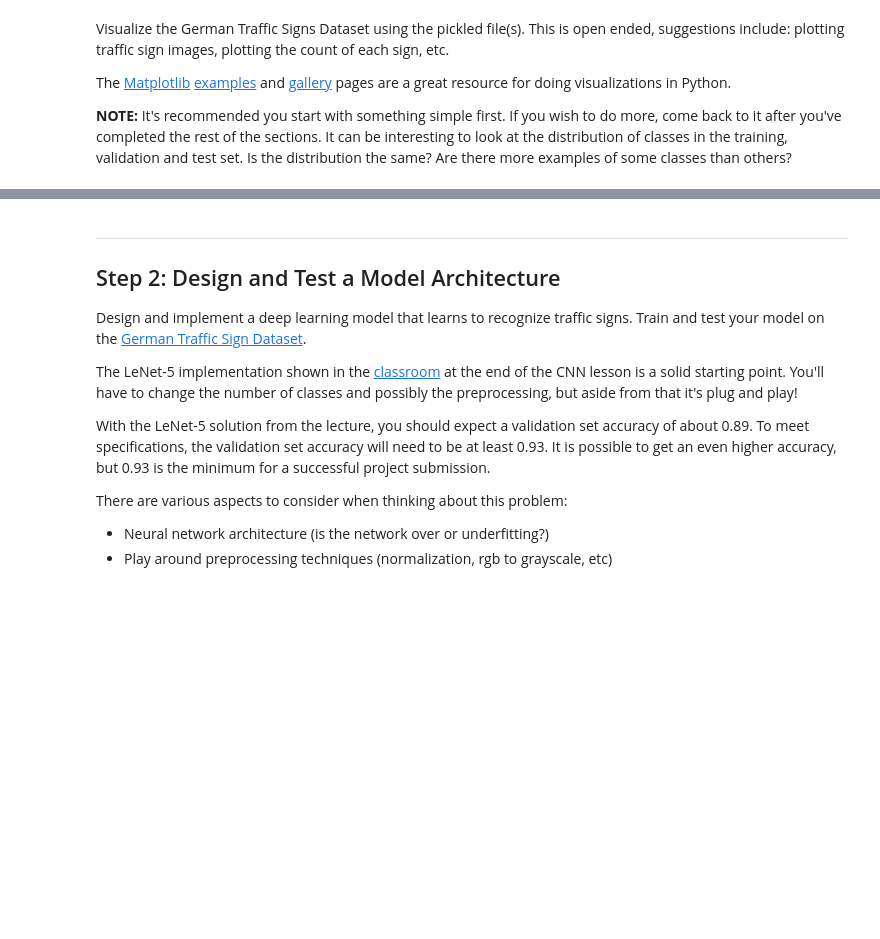
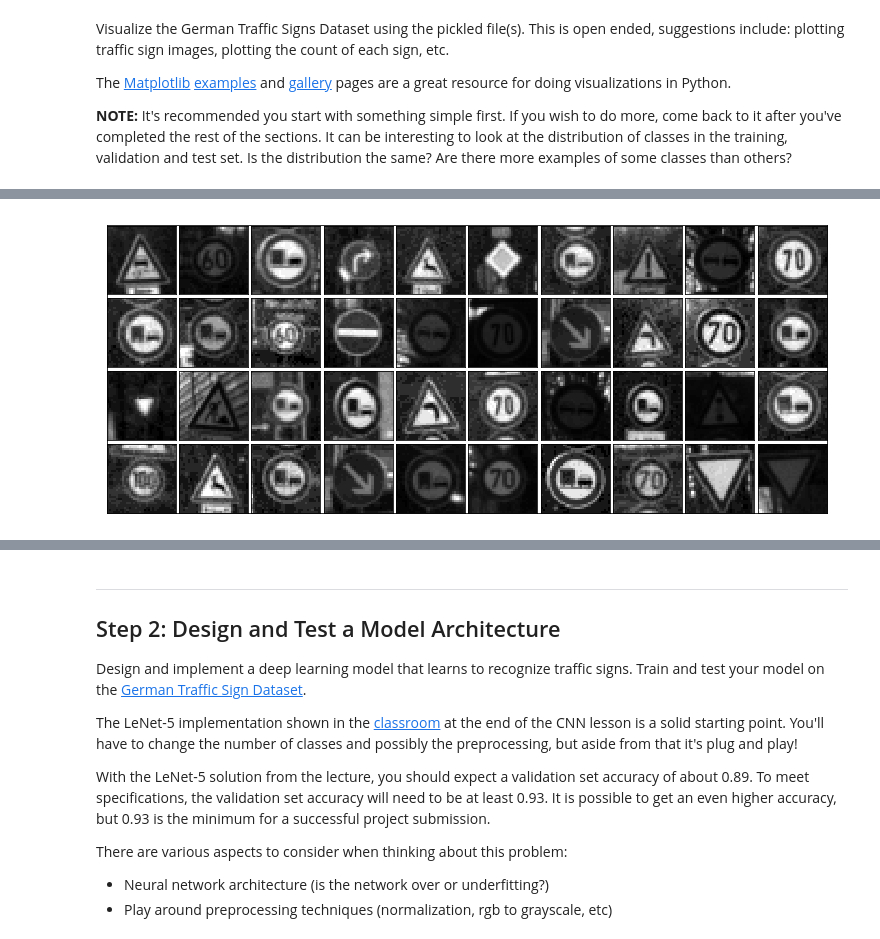
Before and after one commit to turangojayev/CarND-Traffic-Sign-Classifier-Project, a Jupyter notebook: Traffic_Sign_Classifier.ipynb, the cells around one changed output, grey strips where cells are left out. Cells and saved outputs as stored; diff of their text form; code cells hidden in the pictures; blank space fills up the shorter version.

```diff
--- a/Traffic_Sign_Classifier.ipynb
+++ b/Traffic_Sign_Classifier.ipynb
@@ -148,0 +171,10 @@ plt.imshow(X_train[12300])
+# %%
+import cv2
+
+def grayscale(image):
+    return cv2.cvtColor(image, cv2.COLOR_RGB2GRAY)
+
+grayscaled =list(map(grayscale, random_dark_images))
+plot_selected(grayscaled, rows=4)
+# %% [output]
+[figure, added]
```
Also changed, not shown: parts of 10 cells of this notebook, 2 other files.
